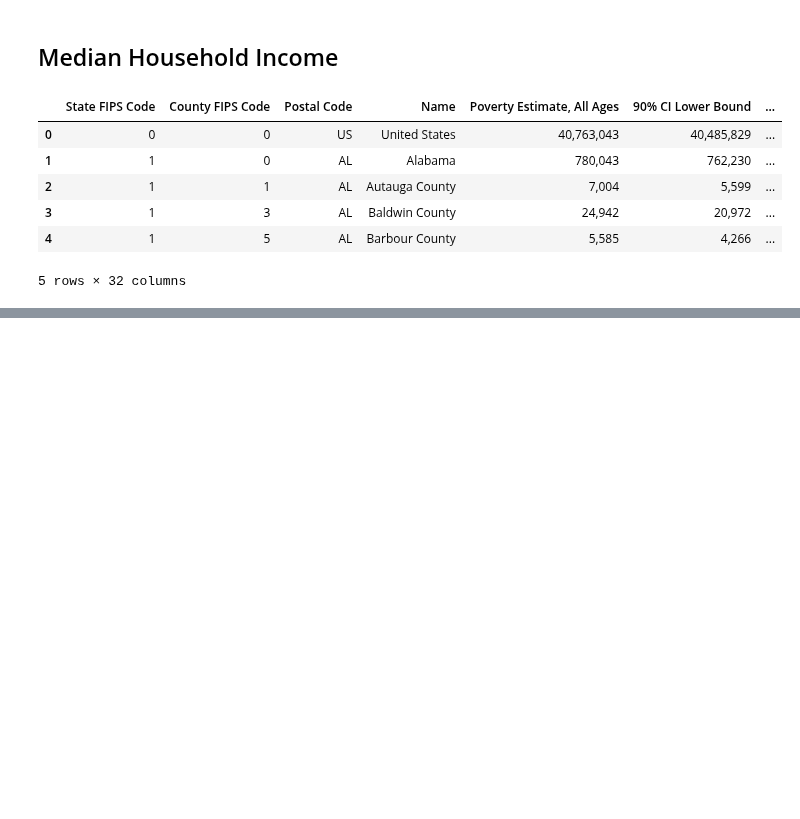
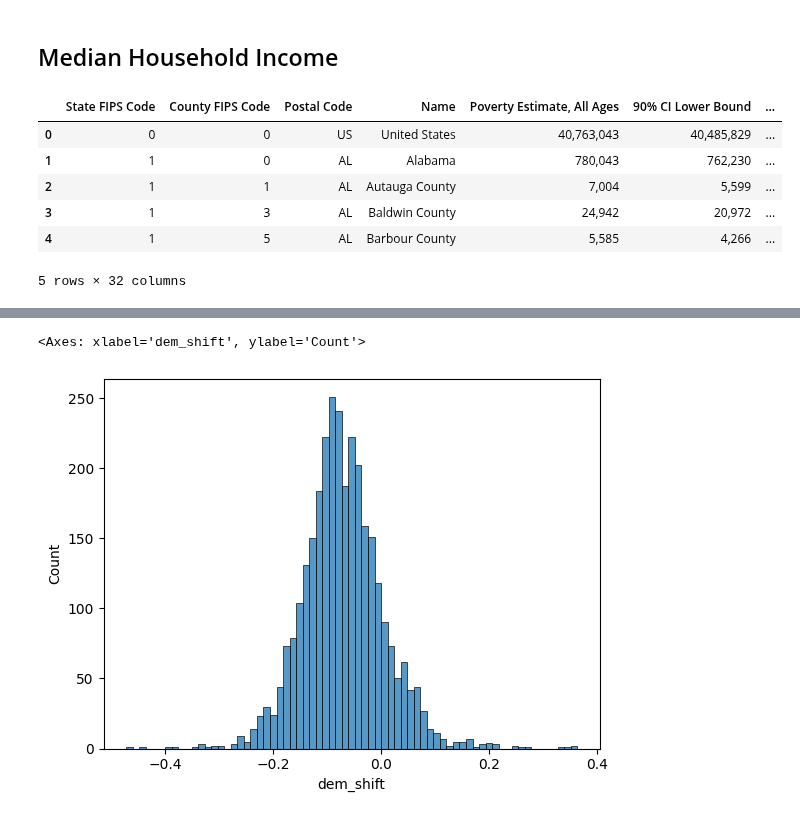
Before and after one commit to tayweid/tayweid.github.io, a Jupyter notebook: econ-0150/parts/part-2-5/Exercise_2_5.ipynb, the cells around one changed output, grey strips where cells are left out. Cells and saved outputs as stored; diff of their text form; code cells hidden in the pictures; blank space fills up the shorter version.

```diff
--- a/econ-0150/parts/part-2-5/Exercise_2_5.ipynb
+++ b/econ-0150/parts/part-2-5/Exercise_2_5.ipynb
@@ -49,0 +76,3 @@ income.head()
+# %%
+data = pd.merge(elections, income, left_on='county_fips', right_on='county_fips')
+data.head()
@@ -49,0 +87,3 @@ income.head()
+# %%
+data['dem_shift'] = data['2024'] - data['2012']
+data.head()
@@ -49,0 +98,6 @@ income.head()
+# %%
+# histplot of dem_shift
+sns.histplot(data, x='dem_shift')
+# %% [output]
+<Axes: xlabel='dem_shift', ylabel='Count'>
+[figure, added]
```
Also changed, not shown: parts of 7 cells of this notebook, 1 other file.
